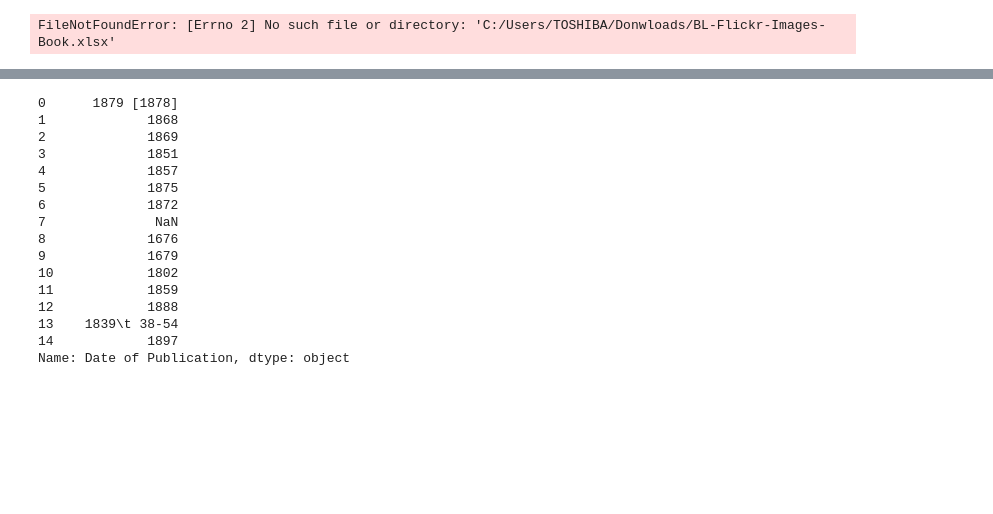
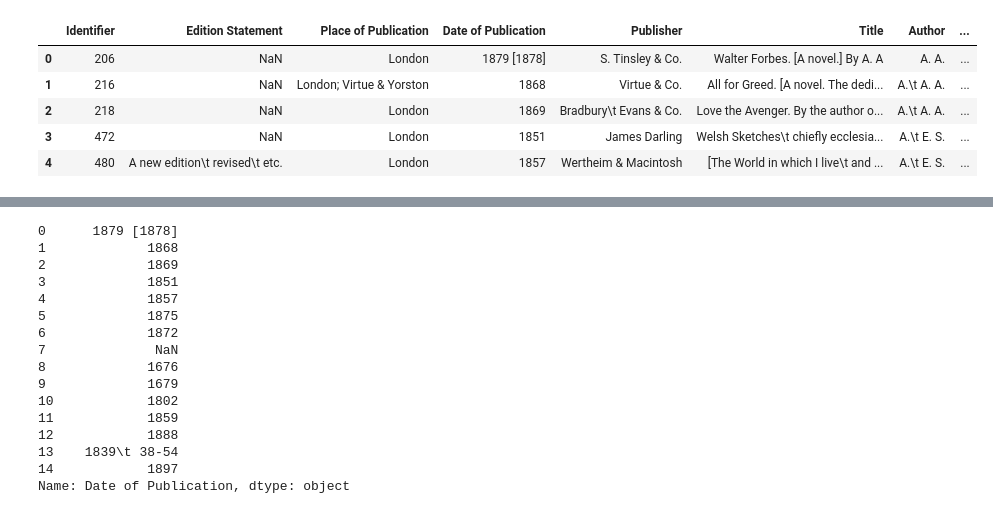
Before and after one commit to NTsaqif/visualisasi-data, a Jupyter notebook: project akhir.ipynb, the cells around one changed output, grey strips where cells are left out. Saved outputs shown, nothing was run; the diff lists cells and outputs as text; code cells hidden in the pictures; blank space fills up the shorter version.

```diff
--- a/project akhir.ipynb
+++ b/project akhir.ipynb
@@ -1,13 +1,19 @@
 # %%
 import pandas as pd
 import numpy as np
+from functools import reduce
 import matplotlib.pyplot as plt
 import seaborn as sns
 
-df = pd.read_excel("C:/Users/TOSHIBA/Donwloads/BL-Flickr-Images-Book.xlsx")
+df = pd.read_excel("C:\\Users\\TOSHIBA\\Downloads\\BL-Flickr-Images-Book.xlsx")
 df.head()
 # %% [output]
-FileNotFoundError: [Errno 2] No such file or directory: 'C:/Users/TOSHIBA/Donwloads/BL-Flickr-Images-Book.xlsx'
+|  | Identifier | Edition Statement | Place of Publication | Date of Publication | Publisher | Title | Author | ... |
+| 0 | 206 | NaN | London | 1879 [1878] | S. Tinsley & Co. | Walter Forbes. [A novel.] By A. A | A. A. | ... |
+| 1 | 216 | NaN | London; Virtue & Yorston | 1868 | Virtue & Co. | All for Greed. [A novel. The dedi... | A.\t A. A. | ... |
+| 2 | 218 | NaN | London | 1869 | Bradbury\t Evans & Co. | Love the Avenger. By the author o... | A.\t A. A. | ... |
+| 3 | 472 | NaN | London | 1851 | James Darling | Welsh Sketches\t chiefly ecclesia... | A.\t E. S. | ... |
+| 4 | 480 | A new edition\t revised\t etc. | London | 1857 | Wertheim & Macintosh | [The World in which I live\t and ... | A.\t E. S. | ... |
 # %%
 to_drop = ['Edition Statement',
            'Corporate Author',
```
Also changed, not shown: parts of 5 cells of this notebook.
